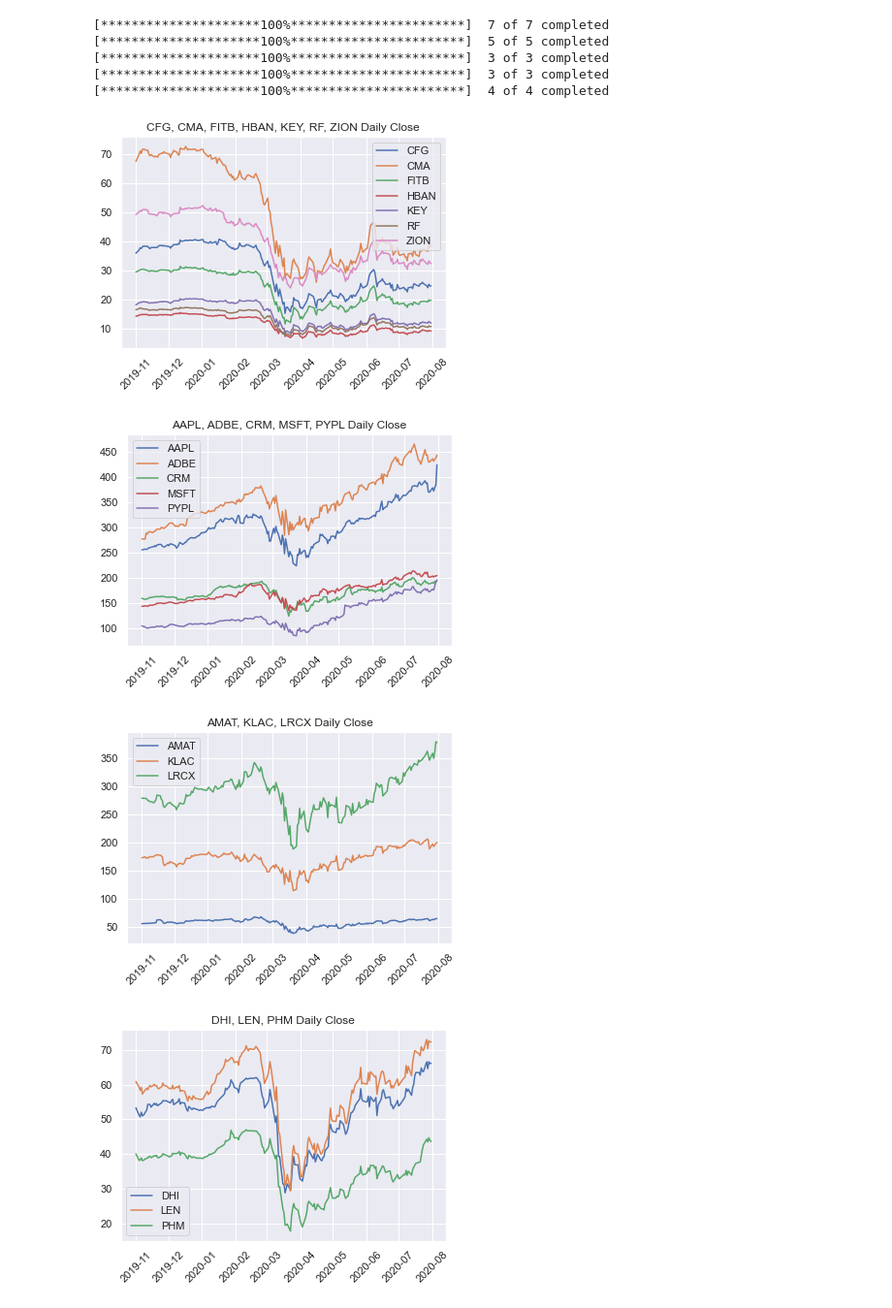
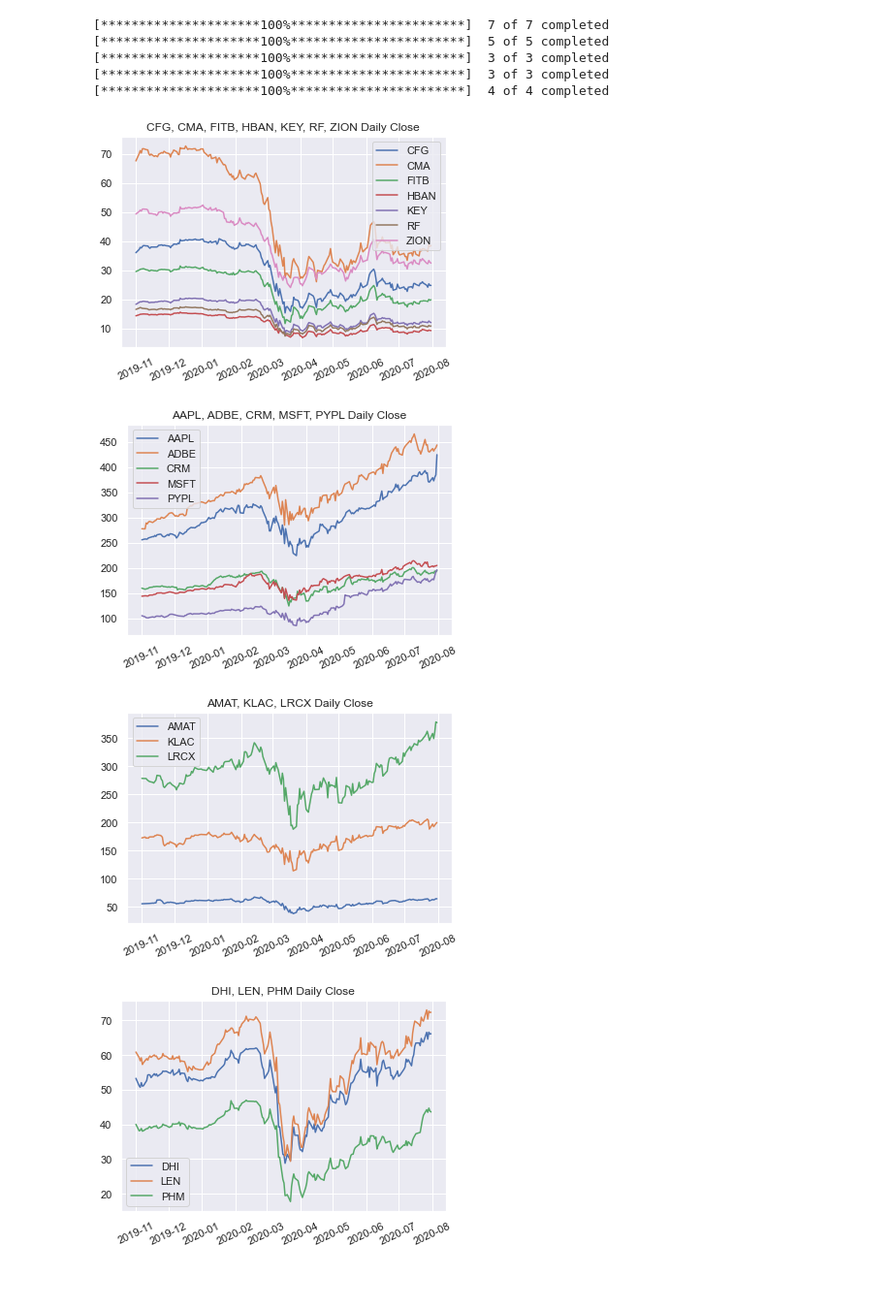
Before and after one commit to harkib/Stock-Clustering, a Jupyter notebook: visualize.ipynb, the cells around one changed output. Shown at 97% size. Saved outputs shown, nothing was run; the diff lists cells and outputs as text; code cells hidden in the pictures; blank space fills up the shorter version.

```diff
--- a/visualize.ipynb
+++ b/visualize.ipynb
@@ -13,3 +13,6 @@ seaborn.set()
+# %%
+seaborn.set()
+SAVE_FIGS = False
 # %% [markdown]
 # Load Model-Dataset Data
 # %%
@@ -180,14 +196,16 @@ results = [yf.download(ClusterVis, start= start, end= end ,interval = '1d',prepo
 [*********************100%***********************]  3 of 3 completed
 [*********************100%***********************]  4 of 4 completed
 # %%
+# Print Clusters time series data
 for result in results:
     plt.title(', '.join(result.columns) + ' Daily Close')
     plt.plot(result)
-    plt.xticks(rotation=45)
+    plt.xticks(rotation=25)
     plt.legend(result.columns)
+    if SAVE_FIGS: plt.savefig('Figures\Top_Model\\' + '_'.join(result.columns) + '_DailyClose.png')
     plt.show()
 # %% [output]
-[figure, old version]
+[figure, new version]
-[figure, old version]
+[figure, new version]
-[figure, old version]
+[figure, new version]
-[figure, old version]
+[figure, new version]
```
Also changed, not shown: parts of 19 cells of this notebook.
